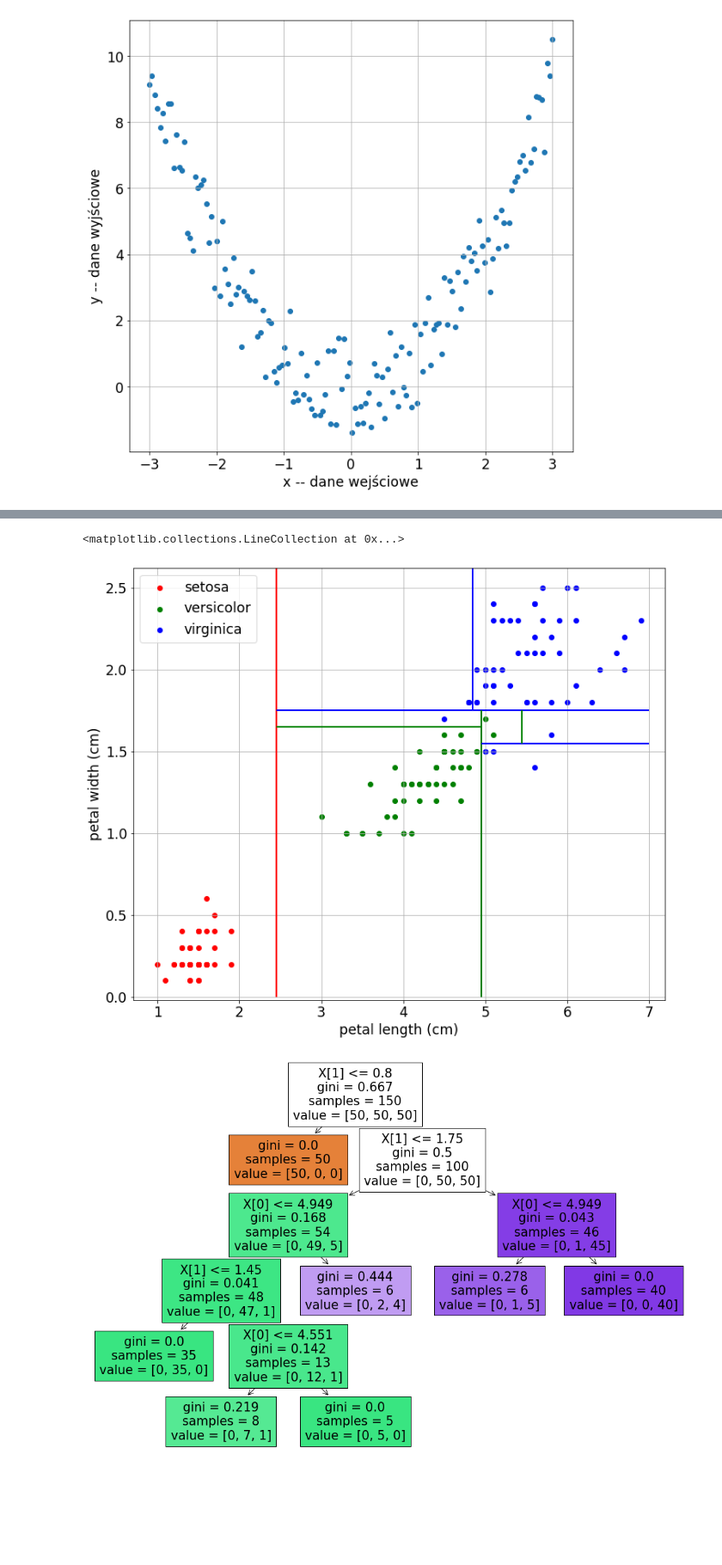
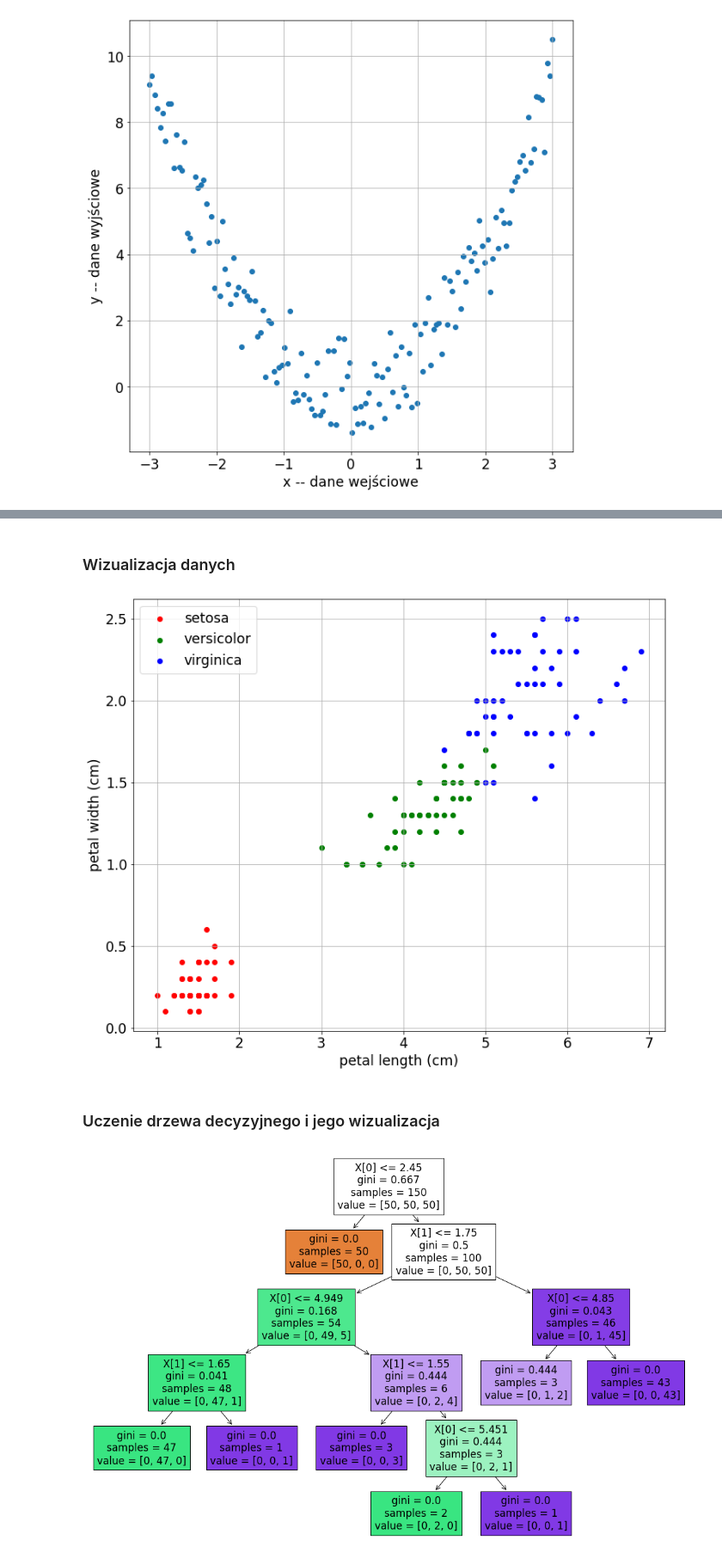
Before and after one commit to MarcinThon/ML, a Jupyter notebook: DecisionTree_RandomForest.ipynb, the cells around one changed output, grey strips where cells are left out. Shown at 86% size. Drawn from its saved outputs; the diff is of its cells as text; code cells hidden in the pictures; blank space fills up the shorter version.

```diff
--- a/DecisionTree_RandomForest.ipynb
+++ b/DecisionTree_RandomForest.ipynb
@@ -67,66 +96,40 @@ plt.grid()
+# %% [markdown]
+### Wizualizacja danych
 # %%
-data = load_iris()
+def draw_problem():
+    plt.figure(figsize=(12,10), facecolor='white')
 
-iris = pd.DataFrame(data=np.c_[data['data'],  data.target_names[data.target]],
-                   columns=data.feature_names+['target'])
-iris[data.feature_names] = iris[data.feature_names].astype(np.float16)
+    color =  ["red","green","blue"]
 
-params = {'legend.fontsize': 'xx-large',
-          'figure.figsize': (15, 5),
-         'axes.labelsize': 'xx-large',
-         'axes.titlesize':'xx-large',
-         'xtick.labelsize':'xx-large',
-         'ytick.labelsize':'xx-large',
-         'axes.facecolor':'white'}
-plt.rcParams.update(params)
-plt.figure(figsize=(12,10), facecolor='white')
+    for i in range(0,3):
+        iris_part = iris[iris['target']==data.target_names[i]]
 
-color =  ["red","green","blue"]
+        plt.scatter(iris_part[data.feature_names[2]],
+                    iris_part[data.feature_names[3]],
+                    color=color[i],
+                    label=data.target_names[i])
+    plt.xlabel(data.feature_names[2])
+    plt.ylabel(data.feature_names[3])
+    plt.legend(loc='upper left')
+    plt.grid()
 
-for i in range(0,3):
-    iris_part = iris[iris['target']==data.target_names[i]]
+    return plt
 
-    plt.scatter(iris_part[data.feature_names[2]],
-                iris_part[data.feature_names[3]],
-                color=color[i],
-                label=data.target_names[i])
-plt.xlabel(data.feature_names[2])
-plt.ylabel(data.feature_names[3])
-plt.legend(loc='upper left')
-plt.grid()
-
-l1 = [(2.45, 0), (2.45, 2.7)]
-l2 = [(2.45, 1.75), (7, 1.75)]
-l3 = [(4.949, 0), (4.949, 1.75)]
-l4 = [(4.85, 1.75), (4.85, 2.7)]
-l5 = [(2.45, 1.65), (4.949, 1.65)]
-l6 = [(4.949, 1.55), (7, 1.55)]
-l7 = [(5.451, 1.55), (5.451, 1.75)]
-
-lc = LineCollection([l1,
-                      l2,
-                      l3,
-                      l4,
-                      l5,
-                      l6,
-                      l7
-                    ],
-                    color=["red","blue", 'green', 'blue', 'green', 'blue', 'green'],
-                    lw=2)
-
-plt.gca().add_collection(lc)
+draw_problem();
 # %% [output]
-<matplotlib.collections.LineCollection at 0x...>
-[figure, old version]
+[figure, new version]
+# %% [markdown]
+### Uczenie drzewa decyzyjnego i jego wizualizacja
 # %%
 model = DecisionTreeClassifier(criterion='gini',
-                               min_samples_leaf=4
+                               min_samples_leaf=1
                               )
 
 model.fit(iris[[data.feature_names[2], data.feature_names[3]]].values,
           iris['target'].values
          )
+
 plt.figure(figsize=(18,12), facecolor='white')
 plot_tree(model, filled=True);
 # %% [output]
-[figure, old version]
+[figure, new version]
```
Also changed, not shown: parts of 17 cells of this notebook.
